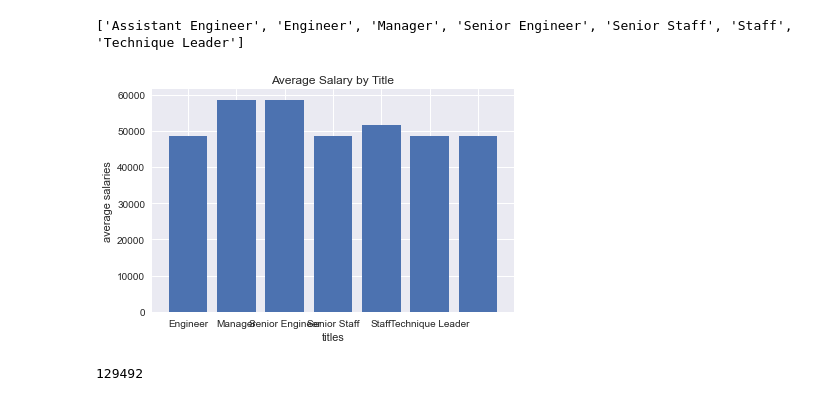
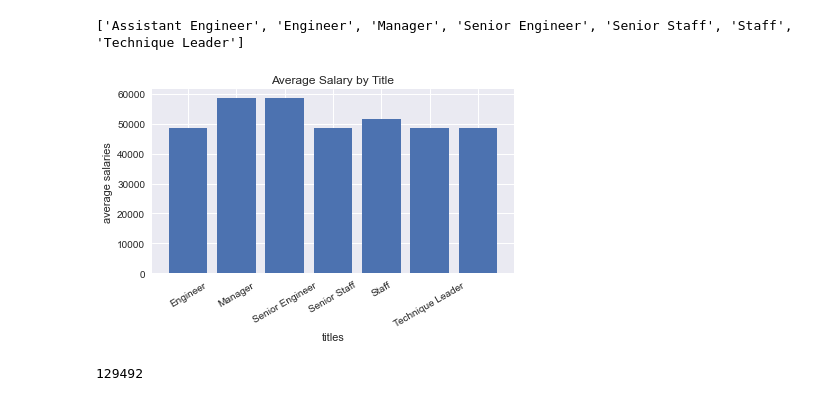
Before and after one commit to sharonpete/sql-challenge, a Jupyter notebook: Bonus.ipynb, the cells around one changed output. Cells and saved outputs as stored; diff of their text form; code cells hidden in the pictures.

```diff
--- a/Bonus.ipynb
+++ b/Bonus.ipynb
@@ -124,17 +125,18 @@ print(title_names)
 # %%
 # bar chart of average salary by title
 fig, ax = plt.subplots()
 ypos = range(1, len(avg_sal)+1)
 ax.bar(ypos, avg_sal[::-1])
 ax.set_xlabel("titles")
 ax.set_ylabel("average salaries")
-#ax.set_yticks(ypos)
+
 ax.set_xticklabels(title_names)
+plt.xticks(rotation=30)
 ax.set_title("Average Salary by Title")
 fig.tight_layout()
 plt.show()
 # %% [output]
-[figure, old version]
+[figure, new version]
 # %%
 # Who has the highest salary?
 # Find the highest salary
```
Also changed, not shown: parts of 2 cells of this notebook.
